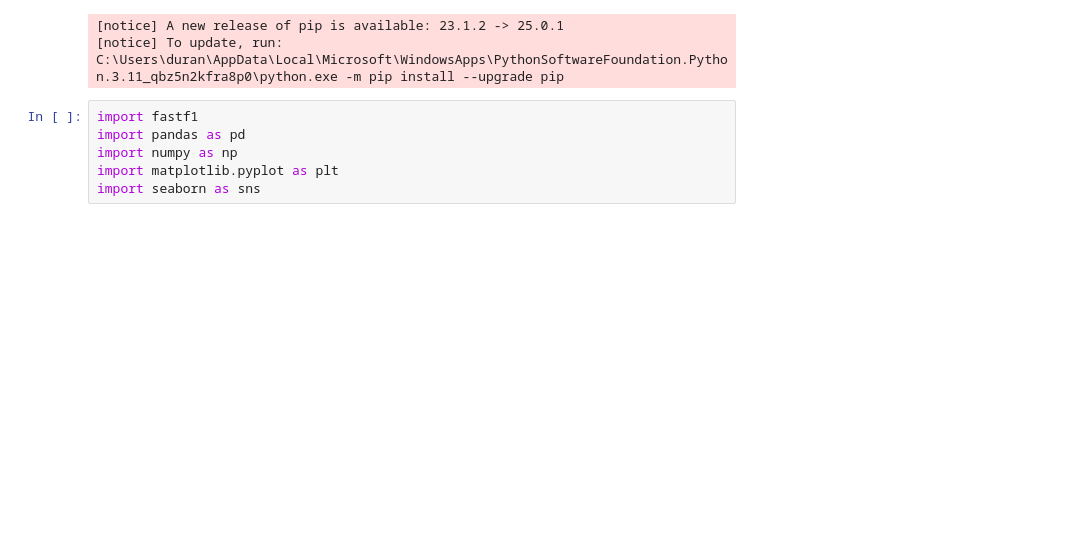
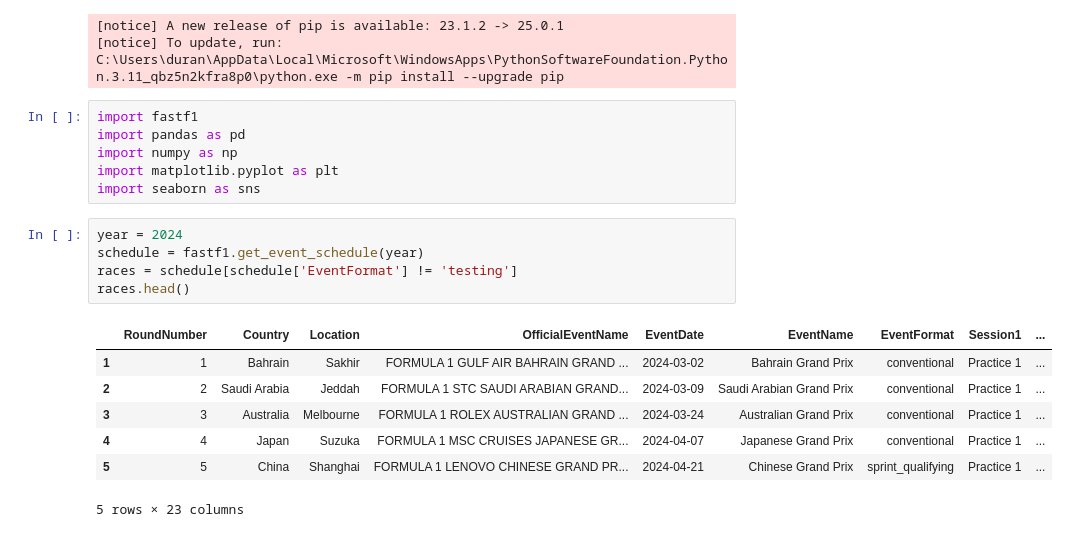
Before and after one commit to abtonmoy/F1-Prediction-Engine, a Jupyter notebook: FastF1EDA.ipynb, the cells around one changed output. Saved outputs shown, nothing was run; the diff lists cells and outputs as text; blank space fills up the shorter version.

```diff
--- a/FastF1EDA.ipynb
+++ b/FastF1EDA.ipynb
@@ -26,3 +26,16 @@ import pandas as pd
 import numpy as np
 import matplotlib.pyplot as plt
 import seaborn as sns
+# %%
+year = 2024
+schedule = fastf1.get_event_schedule(year)
+races = schedule[schedule['EventFormat'] != 'testing']
+races.head()
+# %% [output]
+|  | RoundNumber | Country | Location | OfficialEventName | EventDate | EventName | EventFormat | Session1 | ... |
+| 1 | 1 | Bahrain | Sakhir | FORMULA 1 GULF AIR BAHRAIN GRAND ... | 2024-03-02 | Bahrain Grand Prix | conventional | Practice 1 | ... |
+| 2 | 2 | Saudi Arabia | Jeddah | FORMULA 1 STC SAUDI ARABIAN GRAND... | 2024-03-09 | Saudi Arabian Grand Prix | conventional | Practice 1 | ... |
+| 3 | 3 | Australia | Melbourne | FORMULA 1 ROLEX AUSTRALIAN GRAND ... | 2024-03-24 | Australian Grand Prix | conventional | Practice 1 | ... |
+| 4 | 4 | Japan | Suzuka | FORMULA 1 MSC CRUISES JAPANESE GR... | 2024-04-07 | Japanese Grand Prix | conventional | Practice 1 | ... |
+| 5 | 5 | China | Shanghai | FORMULA 1 LENOVO CHINESE GRAND PR... | 2024-04-21 | Chinese Grand Prix | sprint_qualifying | Practice 1 | ... |
+5 rows × 23 columns
```
Also changed, not shown: parts of 2 cells of this notebook.
